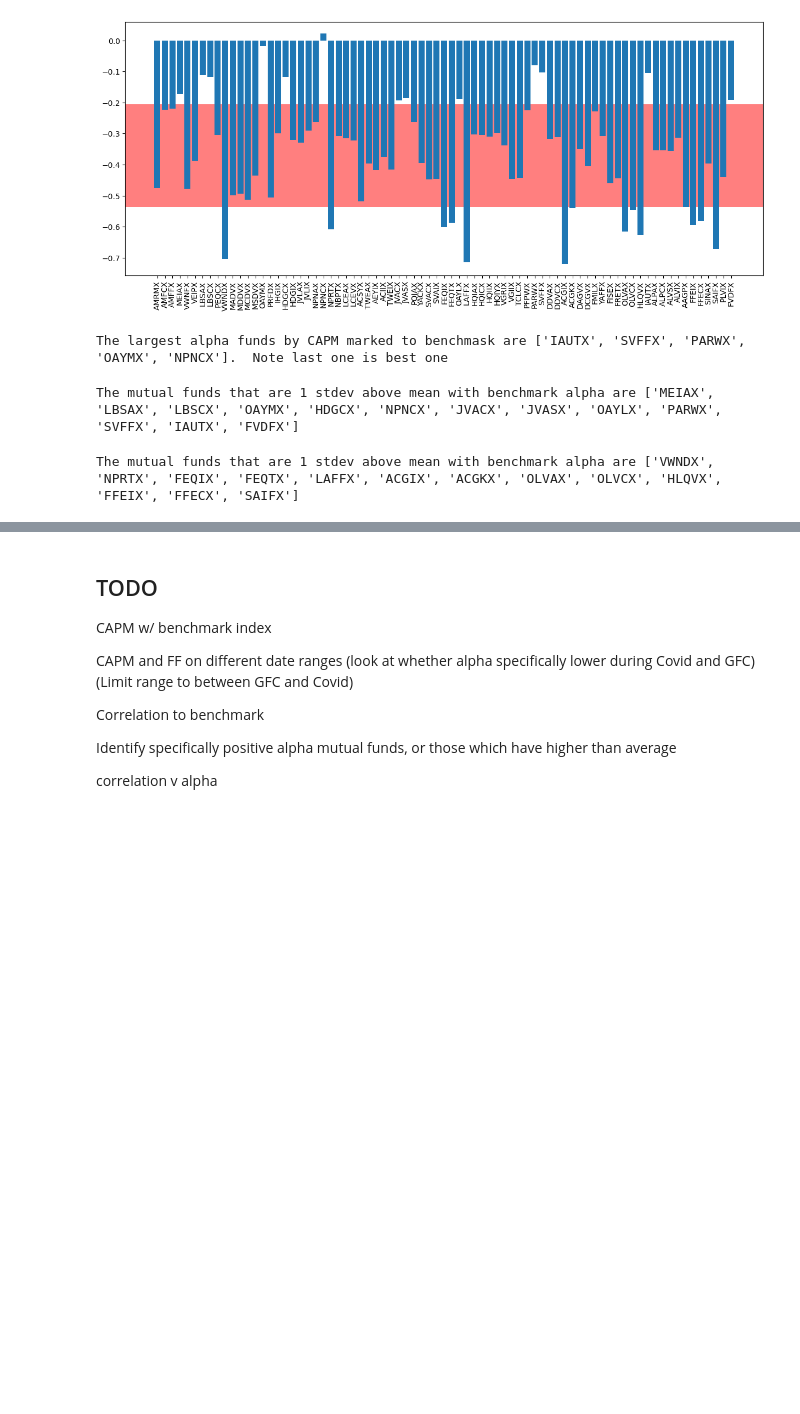
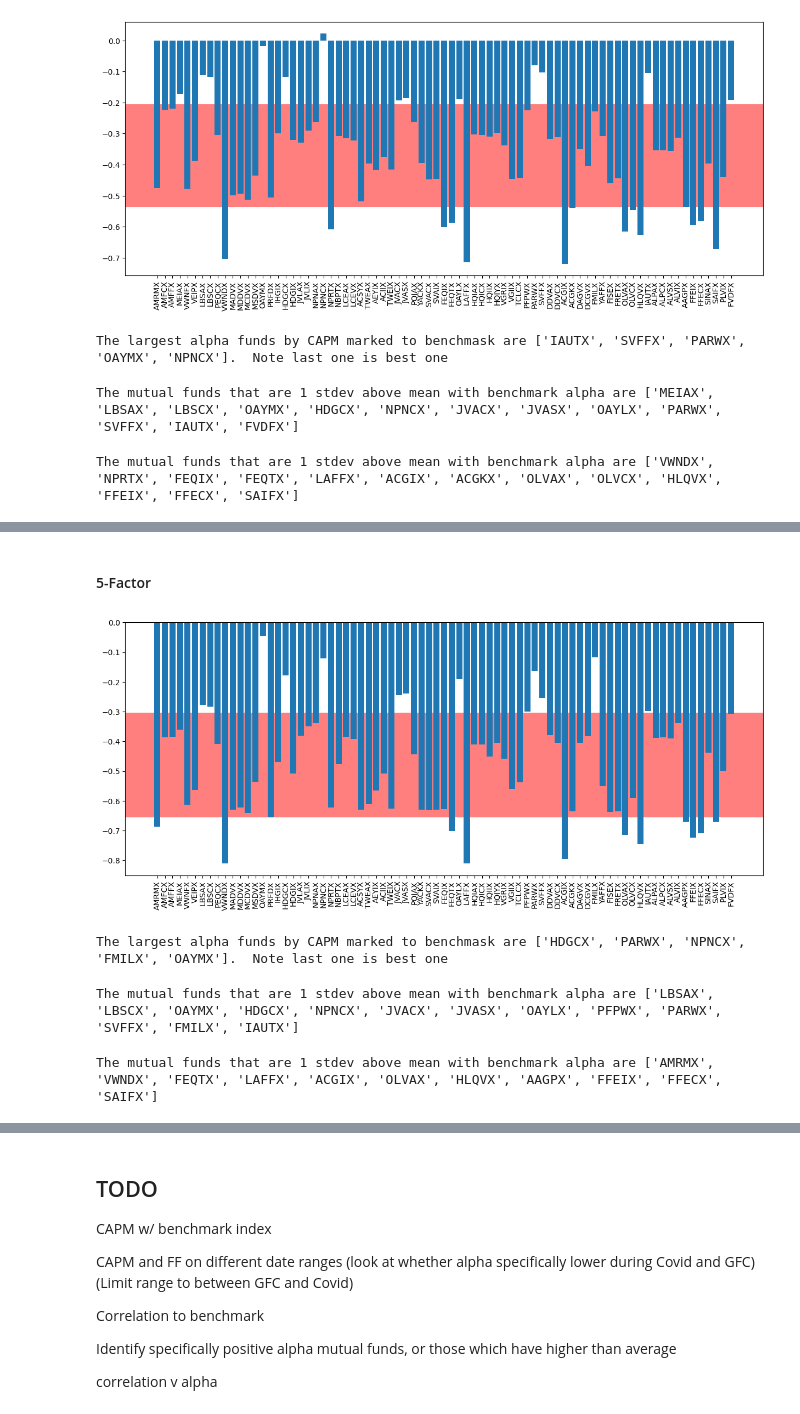
Before and after one commit to earlight/15-4331-final-project, a Jupyter notebook: us_data_analysis.ipynb, the cells around one changed output, grey strips where cells are left out. Cells and saved outputs as stored; diff of their text form; code cells hidden in the pictures; blank space fills up the shorter version.

Commit message:
added 5 factor to ind

```diff
--- a/us_data_analysis.ipynb
+++ b/us_data_analysis.ipynb
@@ -375,6 +394,38 @@ for strat in us_eq_data.keys():
     ind_idx_betas_c.append(temp_beta)
     fund_tickers_idx.append(temp_tickers)
     ind_corr.append(temp_corr)
+
+ind_alphas_5 = []
+ind_betas_5 = []
+ind_smbs_5 = []
+ind_hmls_5 = []
+ind_rmws_5 = []
+ind_cmas_5 = []
+for strat in us_eq_data.keys():
+    temp_alpha=[]
+    temp_beta=[]
+    temp_smb = []
+    temp_hml = []
+    temp_rmw = []
+    temp_cma = []
+    for ticker in us_eq_data[strat]:
+        start_date = ff_df['date'][0] if ff_df['date'][0] > ticker['date'][1] else ticker['date'][1]
+        end_date = ticker['date'].iloc[-1]
+        result = reg_date_range(ticker, ff_df, ['Mkt-RF', 'SMB', 'HML', 'RMW', 'CMA'], start_date, end_date)
+        if result == None:
+            continue
+        temp_alpha.append(result['const'])
+        temp_beta.append(result['Mkt-RF'])
+        temp_smb.append(result['SMB'])
+        temp_hml.append(result['HML'])
+        temp_rmw.append(result['RMW'])
+        temp_cma.append(result['CMA'])
+    ind_alphas_5.append(temp_alpha)
+    ind_betas_5.append(temp_beta)
+    ind_smbs_5.append(temp_smb)
+    ind_hmls_5.append(temp_hml)
+    ind_rmws_5.append(temp_rmw)
+    ind_cmas_5.append(temp_cma)
 # %% [markdown]
 ### Large value
 # %%
@@ -492,0 +542,30 @@ from ind_data_tools import data_analyze_strat_base
+# %% [markdown]
+#### 5-Factor
+# %%
+fig = plt.figure(figsize=(15,6))
+
+plt.axhspan(np.mean(ind_alphas_5[strat])-np.std(ind_alphas_5[strat]), np.mean(ind_alphas_5[strat])+np.std(ind_alphas_5[strat]), facecolor='r', alpha=0.5)
+plt.bar(fund_tickers[strat], ind_alphas_5[strat])
+plt.xticks(rotation=90)
+plt.show()
+# %% [output]
+[figure, added]
+# %%
+n=5
+largest_index = sorted(range(len(ind_alphas_5[strat])), key = lambda sub: ind_alphas_5[strat][sub])[-n:]
+best_alpha_mf = [fund_tickers[strat][i] for i in largest_index]
+print(f'The largest alpha funds by 5-factor are {best_alpha_mf}.  Note last one is best one')
+# %% [output]
+The largest alpha funds by CAPM marked to benchmask are ['HDGCX', 'PARWX', 'NPNCX', 'FMILX', 'OAYMX'].  Note last one is best one
+# %%
+above_std_5 = [idx for idx, val in enumerate(ind_alphas_5[strat]) if val > np.mean(ind_alphas_5[strat])+np.std(ind_alphas_5[strat])]
+above_std_mf = [fund_tickers[strat][i] for i in above_std_5]
+print(f'The mutual funds that are 1 stdev above mean with 5-factor alpha are {above_std_mf}')
+# %% [output]
+The mutual funds that are 1 stdev above mean with benchmark alpha are ['LBSAX', 'LBSCX', 'OAYMX', 'HDGCX', 'NPNCX', 'JVACX', 'JVASX', 'OAYLX', 'PFPWX', 'PARWX', 'SVFFX', 'FMILX', 'IAUTX']
+# %%
+below_std_5 = [idx for idx, val in enumerate(ind_alphas_5[strat]) if val < np.mean(ind_alphas_5[strat])-np.std(ind_alphas_5[strat])]
+below_std_mf = [fund_tickers[strat][i] for i in below_std_5]
+print(f'The mutual funds that are 1 stdev above mean with 5-factor alpha are {below_std_mf}')
+# %% [output]
+The mutual funds that are 1 stdev above mean with benchmark alpha are ['AMRMX', 'VWNDX', 'FEQTX', 'LAFFX', 'ACGIX', 'OLVAX', 'HLQVX', 'AAGPX', 'FFEIX', 'FFECX', 'SAIFX']
```
Also changed, not shown: parts of 15 cells of this notebook, 1 other file.
